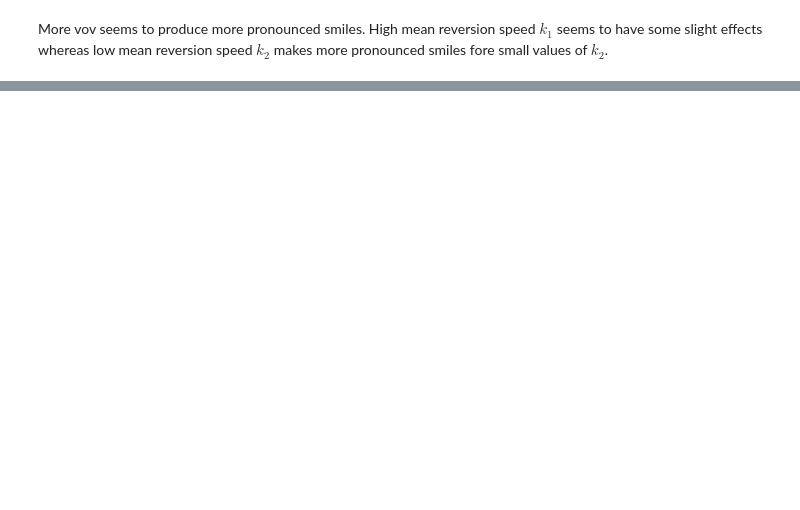
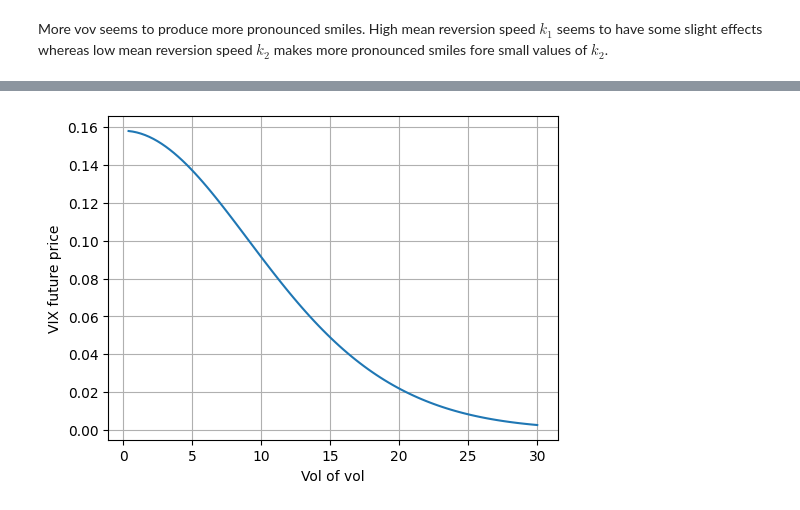
Before and after one commit to LouisSch/Two_Factor_Bergomi, a Jupyter notebook: Two_Factor_Bergomi.ipynb, the cells around one changed output, grey strips where cells are left out. Saved outputs shown, nothing was run; the diff lists cells and outputs as text; code cells hidden in the pictures; blank space fills up the shorter version.

```diff
--- a/Two_Factor_Bergomi.ipynb
+++ b/Two_Factor_Bergomi.ipynb
@@ -252,0 +335,11 @@ More vov seems to produce more pronounced smiles. High mean reversion speed $k_1
+# %%
+# Plot VIX future price on a single maturity slice, for different vol of vol
+vov_array = [i for i in np.linspace(0.4,30,100)]
+VIX_T_vov = [two_factor_bergomi_VIX(vovi, points, weights, k_1, k_2, alpha, theta, rho_x1x2, xi_0, T[0], tau) for vovi in vov_array]
+
+plt.plot(vov_array,VIX_T_vov)
+plt.xlabel('Vol of vol')
+plt.ylabel('VIX future price')
+plt.grid()
+# %% [output]
+[figure, added]
```
Also changed, not shown: parts of 20 cells of this notebook.
